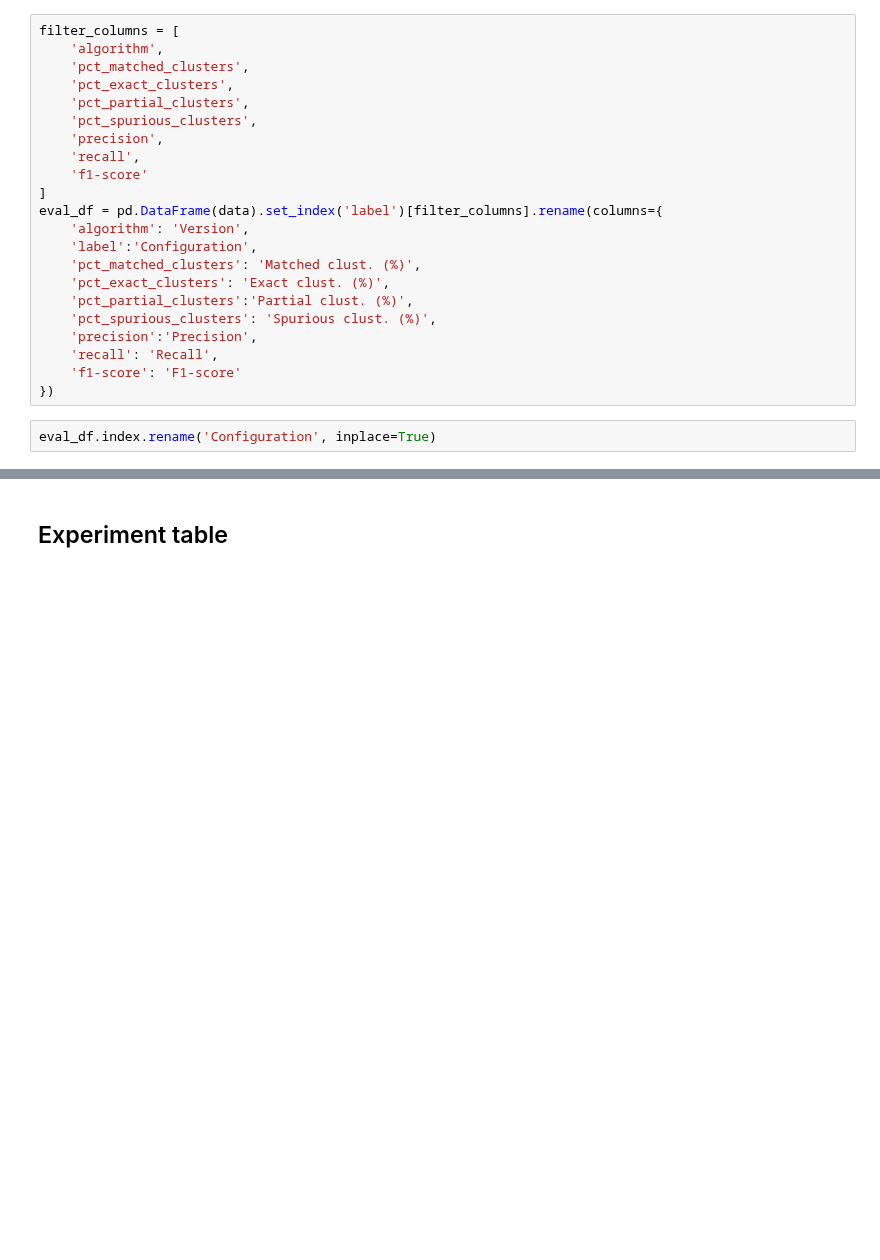
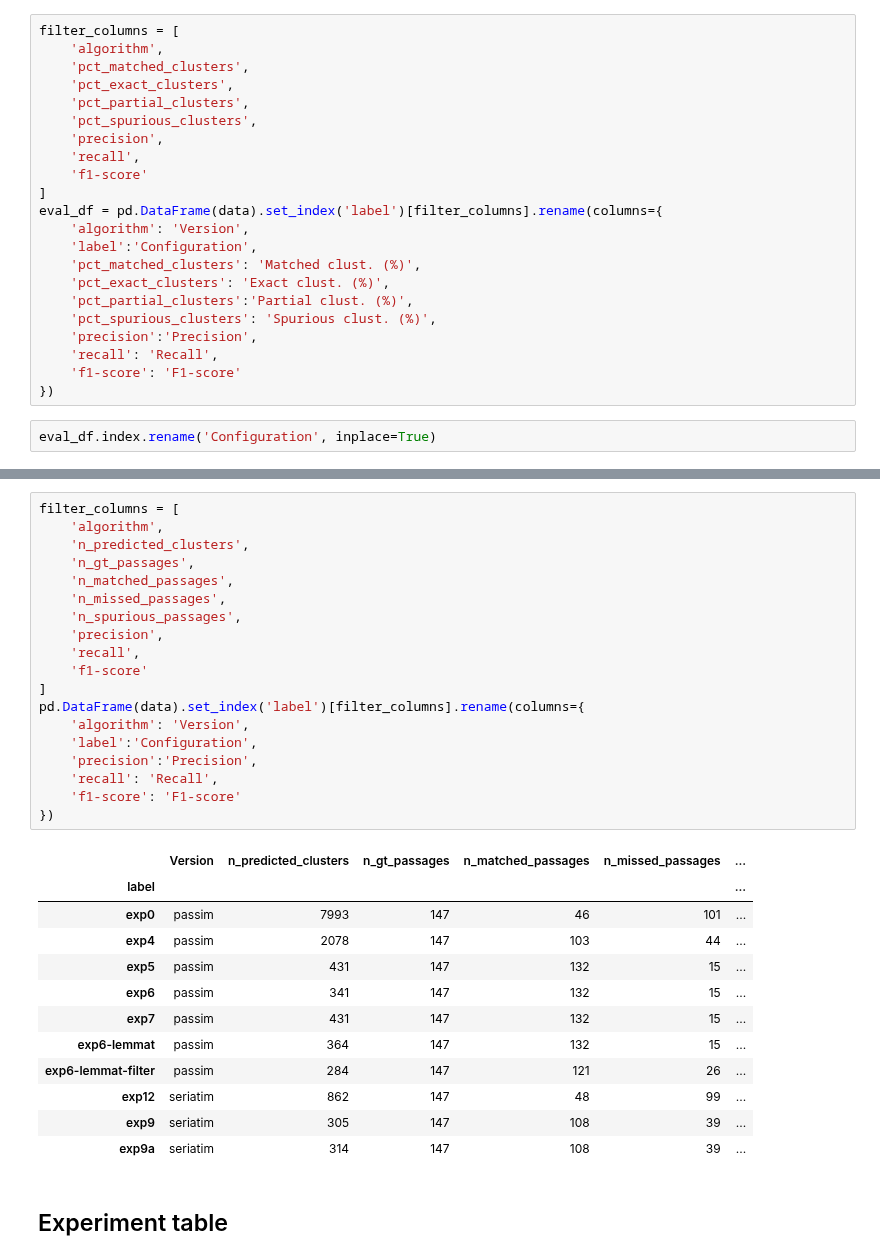
Before and after one commit to mromanello/repetitions-homeric-speeches, a Jupyter notebook: notebooks/Final evaluation.ipynb, the cells around one changed output, grey strips where cells are left out. Saved outputs shown, nothing was run; the diff lists cells and outputs as text; blank space fills up the shorter version.

```diff
--- a/notebooks/Final evaluation.ipynb
+++ b/notebooks/Final evaluation.ipynb
@@ -153,3 +171,35 @@ pd.DataFrame(data).set_index('label').rename(columns={
+# %%
+filter_columns = [
+    'algorithm',
+    'n_predicted_clusters',
+    'n_gt_passages',
+    'n_matched_passages',
+    'n_missed_passages',
+    'n_spurious_passages',
+    'precision',
+    'recall',
+    'f1-score'
+]
+pd.DataFrame(data).set_index('label')[filter_columns].rename(columns={
+    'algorithm': 'Version',
+    'label':'Configuration',
+    'precision':'Precision',
+    'recall': 'Recall',
+    'f1-score': 'F1-score'
+})
+# %% [output]
+|  | Version | n_predicted_clusters | n_gt_passages | n_matched_passages | n_missed_passages | ... |
+| label |  |  |  |  |  | ... |
+| exp0 | passim | 7993 | 147 | 46 | 101 | ... |
+| exp4 | passim | 2078 | 147 | 103 | 44 | ... |
+| exp5 | passim | 431 | 147 | 132 | 15 | ... |
+| exp6 | passim | 341 | 147 | 132 | 15 | ... |
+| exp7 | passim | 431 | 147 | 132 | 15 | ... |
+| exp6-lemmat | passim | 364 | 147 | 132 | 15 | ... |
+| exp6-lemmat-filter | passim | 284 | 147 | 121 | 26 | ... |
+| exp12 | seriatim | 862 | 147 | 48 | 99 | ... |
+| exp9 | seriatim | 305 | 147 | 108 | 39 | ... |
+| exp9a | seriatim | 314 | 147 | 108 | 39 | ... |
 # %% [markdown]
 ## Experiment table
 # %%
```
Also changed, not shown: parts of 6 cells of this notebook.
